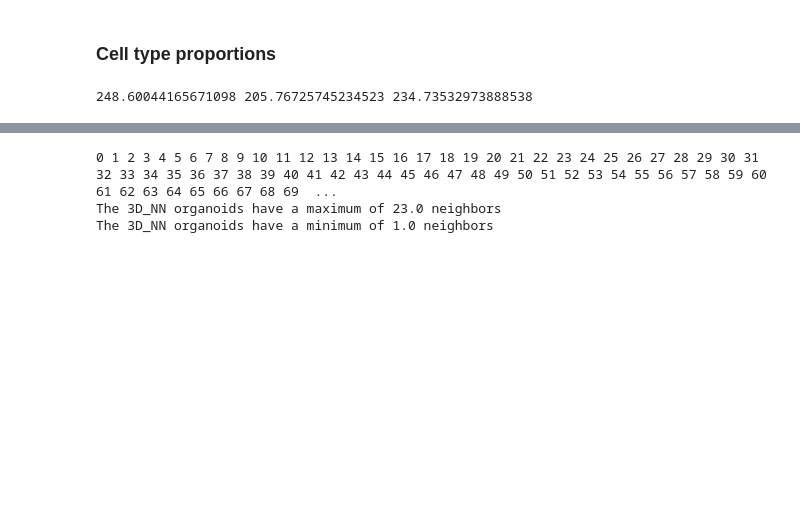
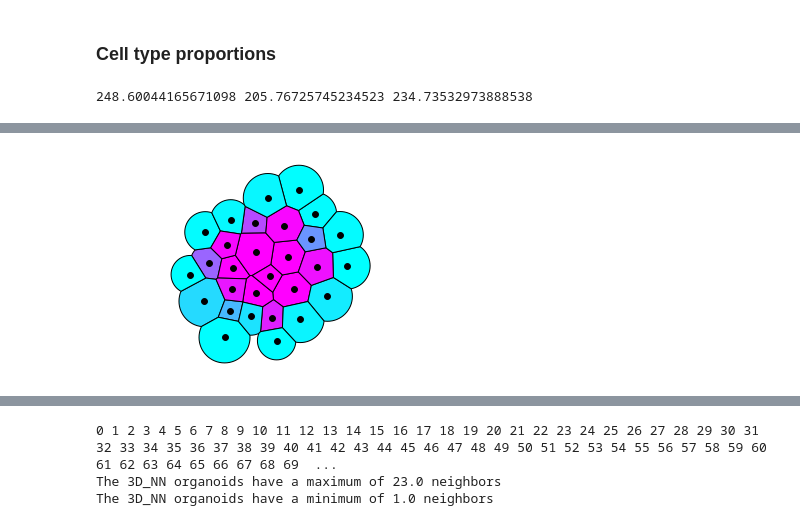
Before and after one commit to SchardtS/Cell-Differentiation, a Jupyter notebook: PhD Thesis (Images).ipynb, the cells around one changed output, grey strips where cells are left out. Saved outputs shown, nothing was run; the diff lists cells and outputs as text; code cells hidden in the pictures; blank space fills up the shorter version.

```diff
--- a/PhD Thesis (Images).ipynb
+++ b/PhD Thesis (Images).ipynb
@@ -1306 +1320,12 @@ k = 0 1
+# %%
+org = Organoid()
+
+org.signal = 'dispersion'
+org.q = 0.9
+org.evolution(T=150., dim=2, ignore=['transcription'])
+org.evolution(T=10, dim=2, ignore=['division', 'displacement'])
+
+org.cellPlot(org.G)
+# %% [output]
+[figure, added]
 # %%
```
Also changed, not shown: parts of 2 cells of this notebook.
